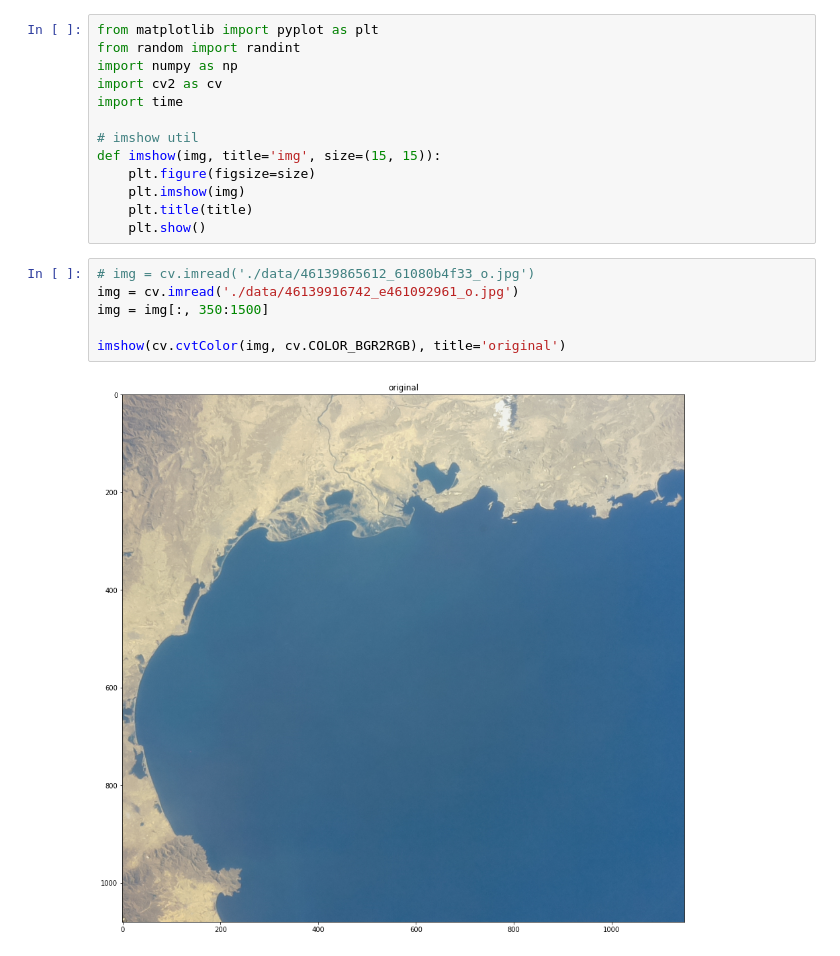
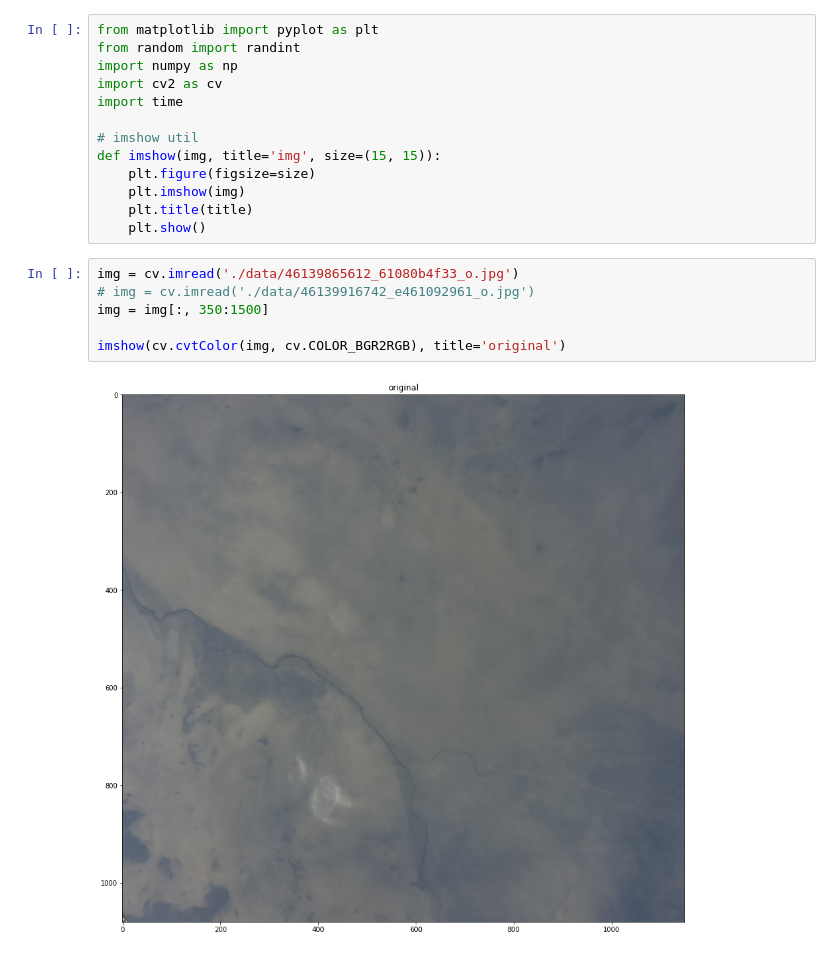
Before and after one commit to CHIP-AstroPi/src, a Jupyter notebook: rivers/rivers_detection.ipynb, the cells around one changed output. Drawn from its saved outputs; the diff is of its cells as text.

```diff
--- a/rivers/rivers_detection.ipynb
+++ b/rivers/rivers_detection.ipynb
@@ -12,13 +12,13 @@ def imshow(img, title='img', size=(15, 15)):
     plt.title(title)
     plt.show()
 # %%
-# img = cv.imread('./data/46139865612_61080b4f33_o.jpg')
-img = cv.imread('./data/46139916742_e461092961_o.jpg')
+img = cv.imread('./data/46139865612_61080b4f33_o.jpg')
+# img = cv.imread('./data/46139916742_e461092961_o.jpg')
 img = img[:, 350:1500]
 
 imshow(cv.cvtColor(img, cv.COLOR_BGR2RGB), title='original')
 # %% [output]
-[figure, old version]
+[figure, new version]
 # %%
 gray = cv.cvtColor(img, cv.COLOR_BGR2GRAY)
 thr = cv.adaptiveThreshold(
```
Also changed, not shown: parts of 7 cells of this notebook.
